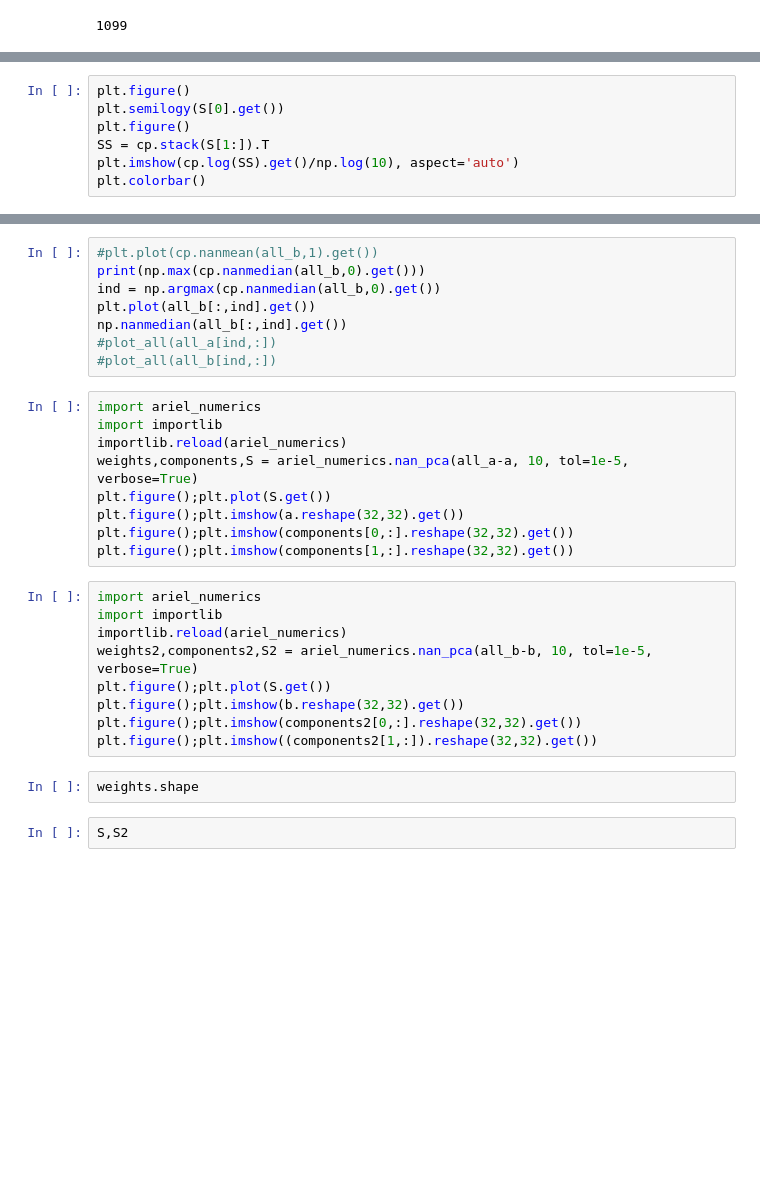
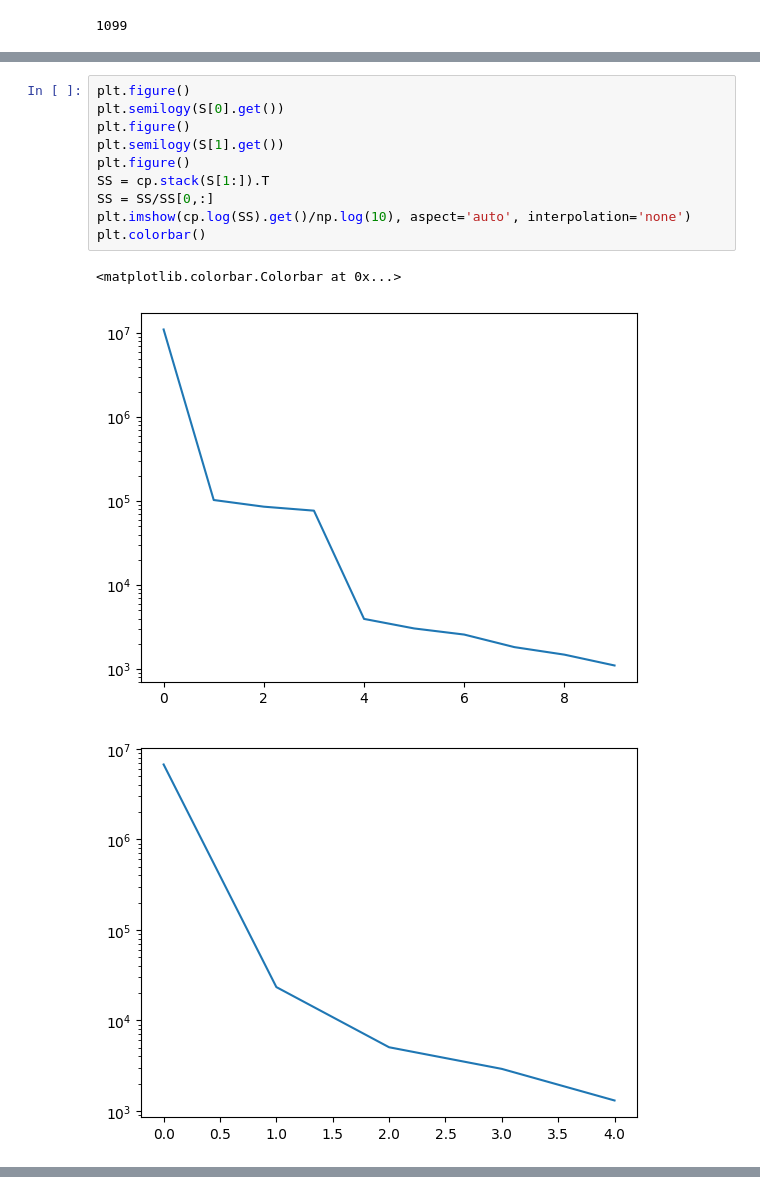
Before and after one commit to jcottaar/ariel2, a Jupyter notebook: analysis/prep/explore_bad_pixels.ipynb, the cells around one changed output, grey strips where cells are left out. Drawn from its saved outputs; the diff is of its cells as text; blank space fills up the shorter version.

```diff
--- a/analysis/prep/explore_bad_pixels.ipynb
+++ b/analysis/prep/explore_bad_pixels.ipynb
@@ -69,7 +82,14 @@ for i_wavelength in range(3):
 # %%
 plt.figure()
 plt.semilogy(S[0].get())
 plt.figure()
+plt.semilogy(S[1].get())
+plt.figure()
 SS = cp.stack(S[1:]).T
-plt.imshow(cp.log(SS).get()/np.log(10), aspect='auto')
+SS = SS/SS[0,:]
+plt.imshow(cp.log(SS).get()/np.log(10), aspect='auto', interpolation='none')
 plt.colorbar()
+# %% [output]
+<matplotlib.colorbar.Colorbar at 0x...>
+[figure, added]
+[figure, added]
@@ -76,30 +96,0 @@ plt.colorbar()
-# %%
-#plt.plot(cp.nanmean(all_b,1).get())
-print(np.max(cp.nanmedian(all_b,0).get()))
-ind = np.argmax(cp.nanmedian(all_b,0).get())
-plt.plot(all_b[:,ind].get())
-np.nanmedian(all_b[:,ind].get())
-#plot_all(all_a[ind,:])
-#plot_all(all_b[ind,:])
-# %%
-import ariel_numerics
-import importlib
-importlib.reload(ariel_numerics)
-weights,components,S = ariel_numerics.nan_pca(all_a-a, 10, tol=1e-5, verbose=True)
-plt.figure();plt.plot(S.get())
-plt.figure();plt.imshow(a.reshape(32,32).get())
-plt.figure();plt.imshow(components[0,:].reshape(32,32).get())
-plt.figure();plt.imshow(components[1,:].reshape(32,32).get())
-# %%
-import ariel_numerics
-import importlib
-importlib.reload(ariel_numerics)
-weights2,components2,S2 = ariel_numerics.nan_pca(all_b-b, 10, tol=1e-5, verbose=True)
-plt.figure();plt.plot(S.get())
-plt.figure();plt.imshow(b.reshape(32,32).get())
-plt.figure();plt.imshow(components2[0,:].reshape(32,32).get())
-plt.figure();plt.imshow((components2[1,:]).reshape(32,32).get())
-# %%
-weights.shape
-# %%
-S,S2
```
Also changed, not shown: parts of 13 cells of this notebook, 15 other files.
